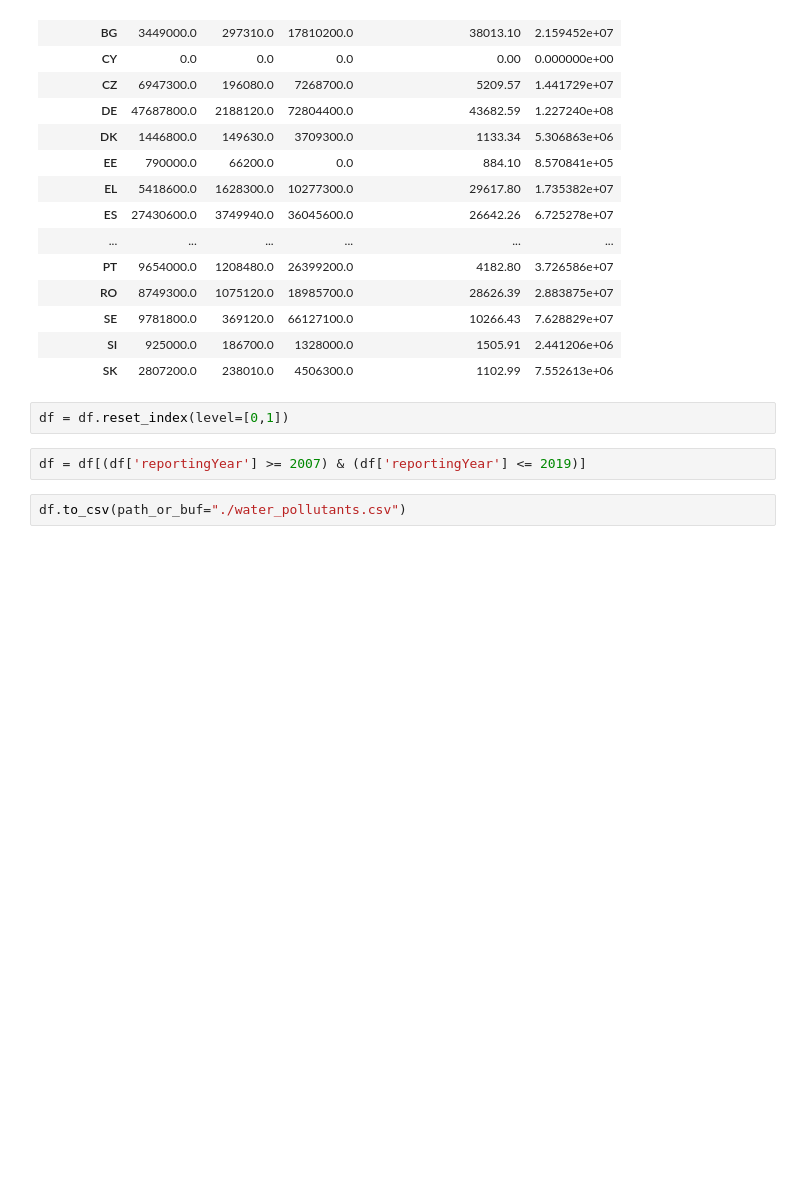
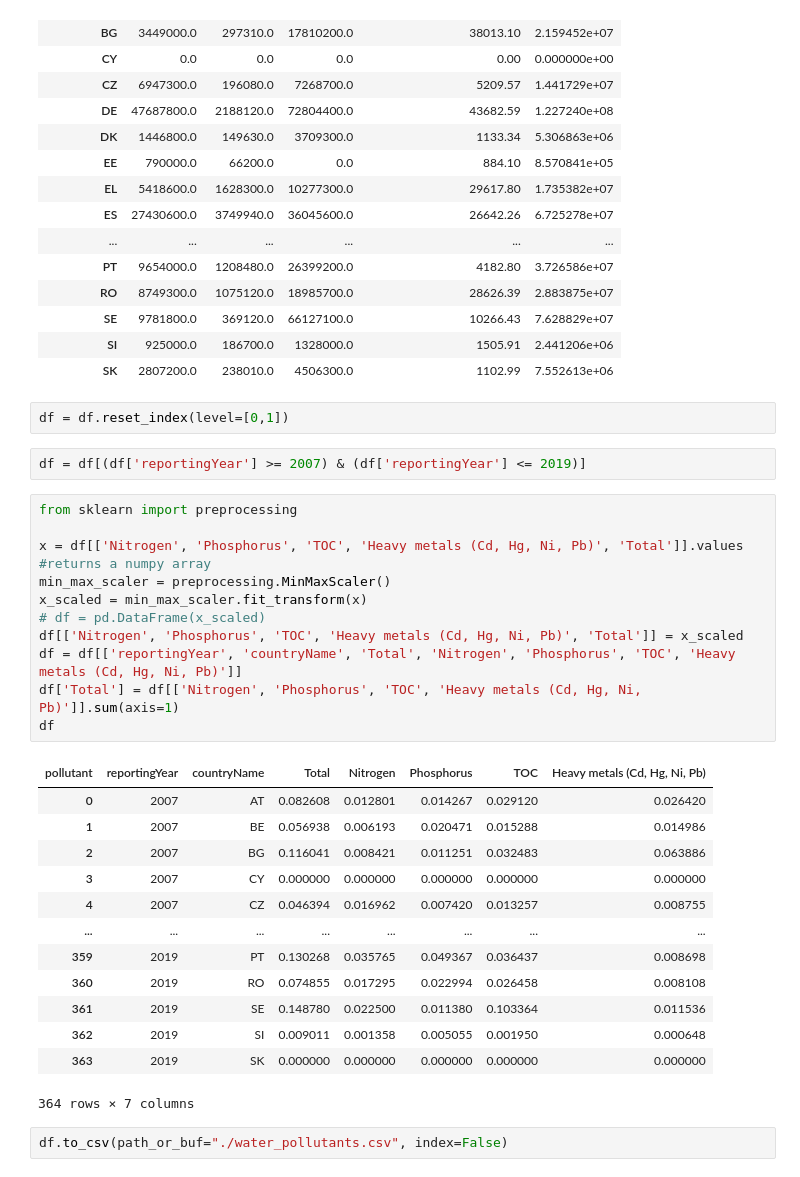
Before and after one commit to leonardovona/SCIVIZ, a Jupyter notebook: Data Preparation/Pollutants in water.ipynb, the cells around one changed output. Cells and saved outputs as stored; diff of their text form; blank space fills up the shorter version.

Commit message:
Normalized pollutants in water dataset

```diff
--- a/Data Preparation/Pollutants in water.ipynb
+++ b/Data Preparation/Pollutants in water.ipynb
@@ -194,5 +181,30 @@ df.loc[2007]
 df = df.reset_index(level=[0,1])
 # %%
 df = df[(df['reportingYear'] >= 2007) & (df['reportingYear'] <= 2019)]
+# %%
+from sklearn import preprocessing
+
+x = df[['Nitrogen', 'Phosphorus', 'TOC', 'Heavy metals (Cd, Hg, Ni, Pb)', 'Total']].values #returns a numpy array
+min_max_scaler = preprocessing.MinMaxScaler()
+x_scaled = min_max_scaler.fit_transform(x)
+# df = pd.DataFrame(x_scaled)
+df[['Nitrogen', 'Phosphorus', 'TOC', 'Heavy metals (Cd, Hg, Ni, Pb)', 'Total']] = x_scaled
+df = df[['reportingYear', 'countryName', 'Total', 'Nitrogen', 'Phosphorus', 'TOC', 'Heavy metals (Cd, Hg, Ni, Pb)']]
+df['Total'] = df[['Nitrogen', 'Phosphorus', 'TOC', 'Heavy metals (Cd, Hg, Ni, Pb)']].sum(axis=1)
+df
+# %% [output]
+| pollutant | reportingYear | countryName | Total | Nitrogen | Phosphorus | TOC | Heavy metals (Cd, Hg, Ni, Pb) |
+| 0 | 2007 | AT | 0.082608 | 0.012801 | 0.014267 | 0.029120 | 0.026420 |
+| 1 | 2007 | BE | 0.056938 | 0.006193 | 0.020471 | 0.015288 | 0.014986 |
+| 2 | 2007 | BG | 0.116041 | 0.008421 | 0.011251 | 0.032483 | 0.063886 |
+| 3 | 2007 | CY | 0.000000 | 0.000000 | 0.000000 | 0.000000 | 0.000000 |
+| 4 | 2007 | CZ | 0.046394 | 0.016962 | 0.007420 | 0.013257 | 0.008755 |
+| ... | ... | ... | ... | ... | ... | ... | ... |
+| 359 | 2019 | PT | 0.130268 | 0.035765 | 0.049367 | 0.036437 | 0.008698 |
+| 360 | 2019 | RO | 0.074855 | 0.017295 | 0.022994 | 0.026458 | 0.008108 |
+| 361 | 2019 | SE | 0.148780 | 0.022500 | 0.011380 | 0.103364 | 0.011536 |
+| 362 | 2019 | SI | 0.009011 | 0.001358 | 0.005055 | 0.001950 | 0.000648 |
+| 363 | 2019 | SK | 0.000000 | 0.000000 | 0.000000 | 0.000000 | 0.000000 |
+364 rows × 7 columns
 # %%
-df.to_csv(path_or_buf="./water_pollutants.csv")
+df.to_csv(path_or_buf="./water_pollutants.csv", index=False)
```
Also changed, not shown: parts of 4 cells of this notebook, 5 other files.
